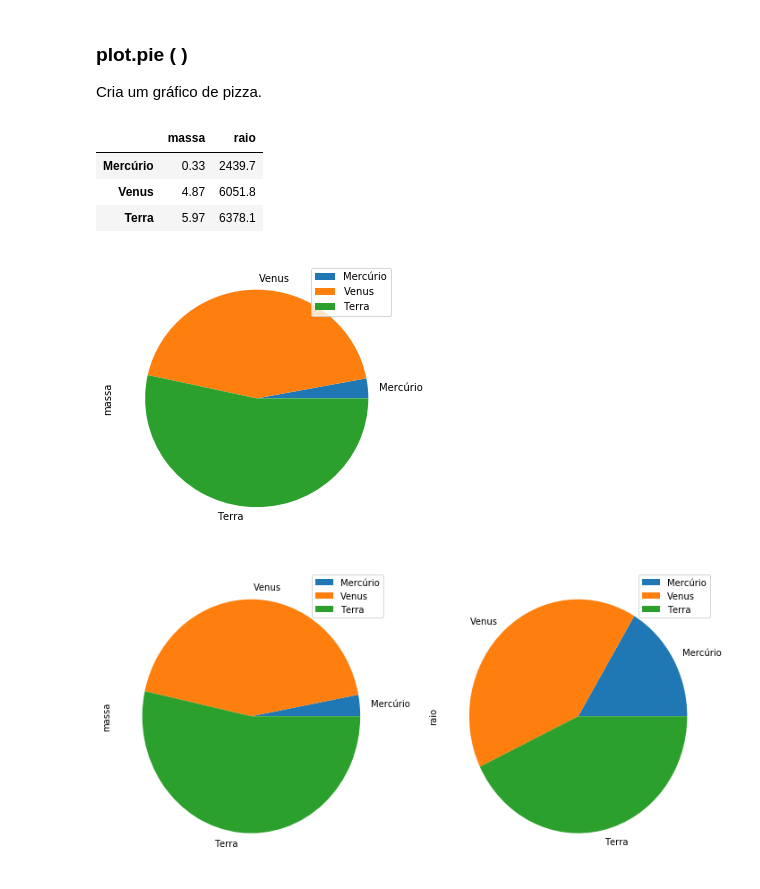
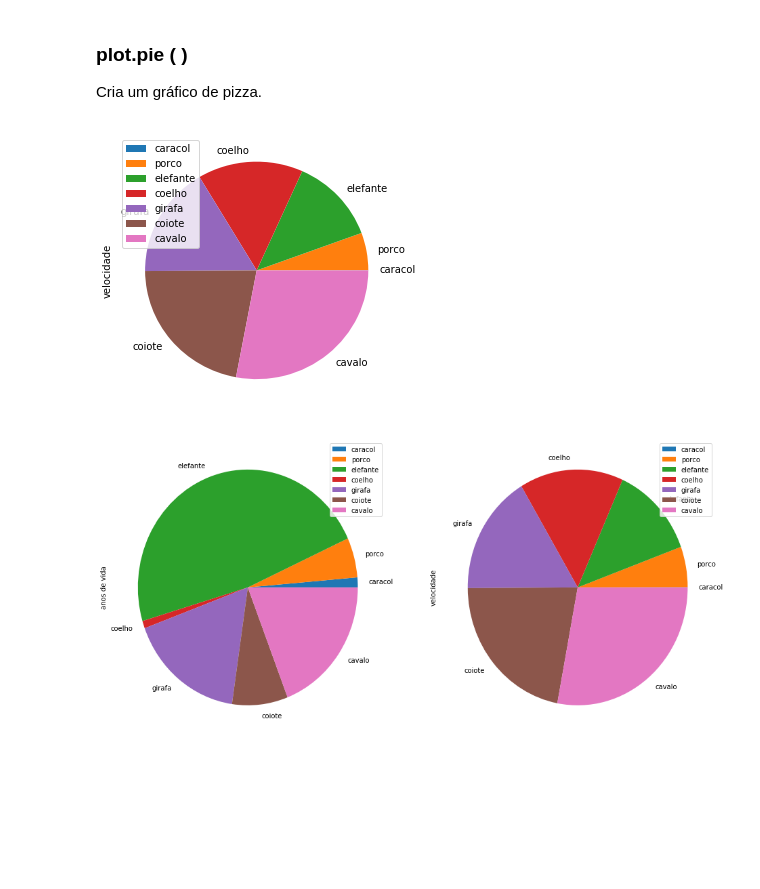
Before and after one commit to thomas-Oliveira/Bolsa-Machine-Learning-teste-, a Jupyter notebook: Gráfico com pandas.ipynb, the cells around one changed output. Saved outputs shown, nothing was run; the diff lists cells and outputs as text; code cells hidden in the pictures; blank space fills up the shorter version.

```diff
--- a/Gráfico com pandas.ipynb
+++ b/Gráfico com pandas.ipynb
@@ -93,3 +106,0 @@ Cria um gráfico de dispersão.
-# %%
-df = pd.DataFrame(np.random.rand(100, 3), columns=['a', 'b', 'c'])
-df.head(10)
@@ -117,22 +108,12 @@ df.plot.scatter(x='a',
 ### plot.pie ( )
 
 Cria um gráfico de pizza.
-# %%
-df = pd.DataFrame({'massa': [0.330, 4.87 , 5.97],
-                   'raio': [2439.7, 6051.8, 6378.1]},
-                   index=['Mercúrio', 'Venus', 'Terra'])
-df
-# %% [output]
-|  | massa | raio |
-| Mercúrio | 0.33 | 2439.7 |
-| Venus | 4.87 | 6051.8 |
-| Terra | 5.97 | 6378.1 |
 # %%
 #figsize determina o tamnho da imagem
-df.plot.pie(y='massa', figsize=(5, 5));
+df.plot.pie(y='velocidade', figsize=(5, 5));
 # %% [output]
-[figure, old version]
+[figure, new version]
 # %%
-plot = df.plot.pie(subplots=True, figsize=(12, 6))
+plot = df.plot.pie(subplots=True, figsize=(16, 8))
 # %% [output]
-[figure, old version]
+[figure, new version]
```
Also changed, not shown: parts of 23 cells of this notebook.
